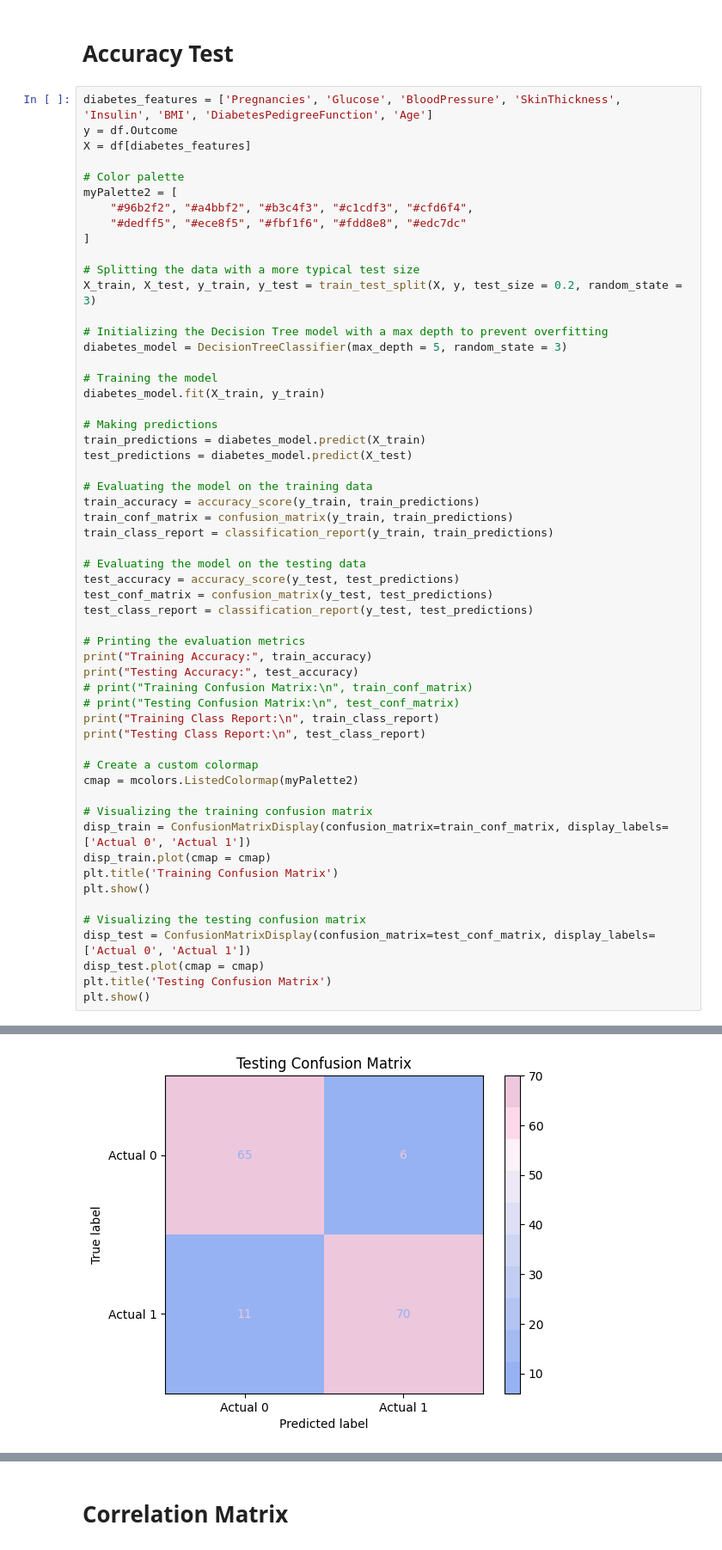
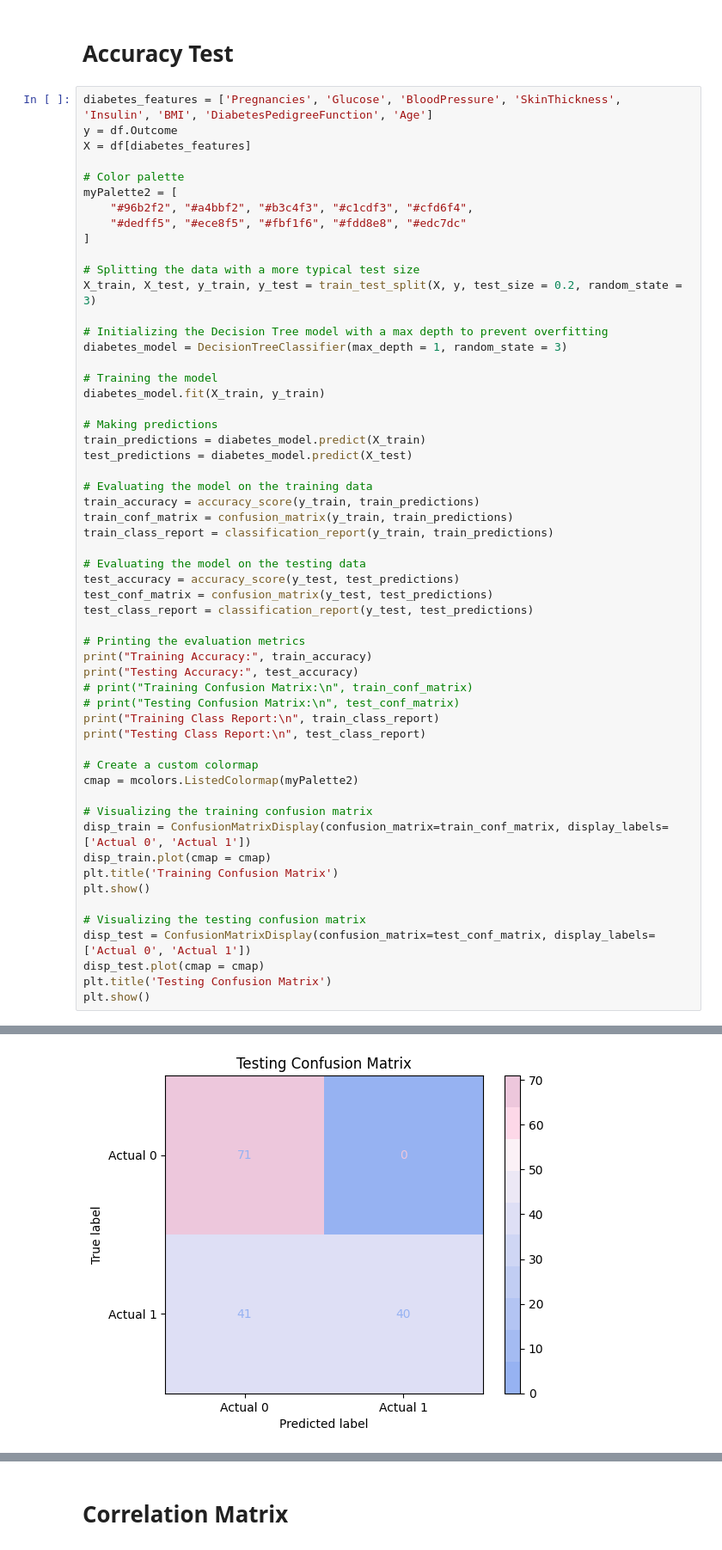
Before and after one commit to AureliaSindhu/HealthcareDiabetes, a Jupyter notebook: SummerDataProj.ipynb, the cells around one changed output, grey strips where cells are left out. Shown at 86% size. Saved outputs shown, nothing was run; the diff lists cells and outputs as text.

```diff
--- a/SummerDataProj.ipynb
+++ b/SummerDataProj.ipynb
@@ -132,7 +132,7 @@ myPalette2 = [
 X_train, X_test, y_train, y_test = train_test_split(X, y, test_size = 0.2, random_state = 3)
 
 # Initializing the Decision Tree model with a max depth to prevent overfitting
-diabetes_model = DecisionTreeClassifier(max_depth = 5, random_state = 3)
+diabetes_model = DecisionTreeClassifier(max_depth = 1, random_state = 3)
 
 # Training the model
 diabetes_model.fit(X_train, y_train)
@@ -195 +195 @@ weighted avg       0.89      0.89      0.89       152
-[figure, old version]
+[figure, new version]
```
Also changed, not shown: parts of 5 cells of this notebook.
